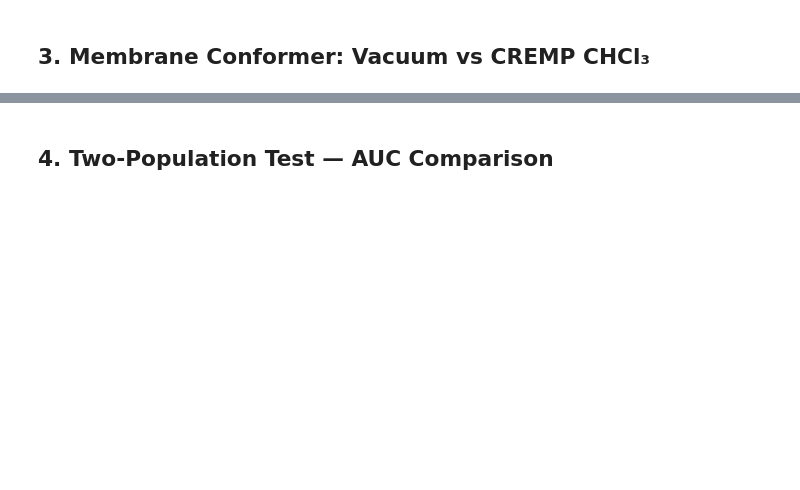
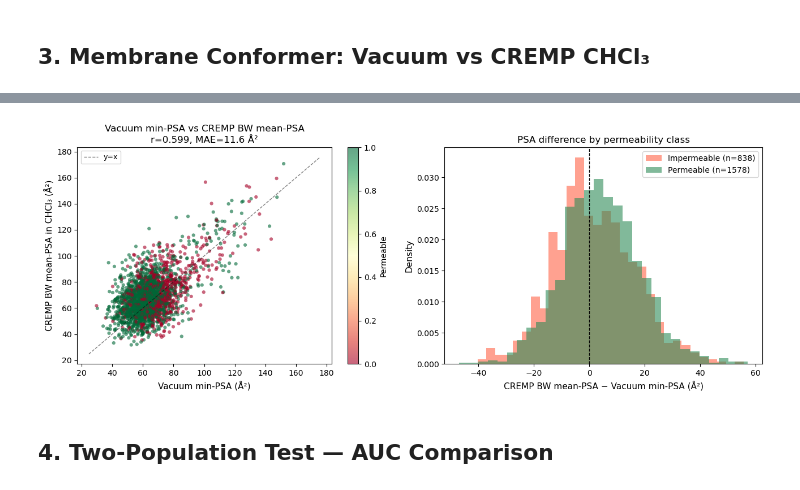
Before and after one commit to JorgeCarmona323/Chameleon_Predictor_local_workhorse, a Jupyter notebook: notebooks/cremp_benchmark.ipynb, the cells around one changed output, grey strips where cells are left out. Saved outputs shown, nothing was run; the diff lists cells and outputs as text; code cells hidden in the pictures; blank space fills up the shorter version.

```diff
--- a/notebooks/cremp_benchmark.ipynb
+++ b/notebooks/cremp_benchmark.ipynb
@@ -92,21 +217,21 @@ print(f'Vacuum ΔPSA: {merged["delta_psa3d"].min():.1f} – {merged["delta_psa3d
 # %% [markdown]
 ## 3. Membrane Conformer: Vacuum vs CREMP CHCl₃
 # %%
-sub = merged[['mem_psa3d_vac', 'mem_psa3d_cremp', 'permeable']].dropna()
-r, p = stats.pearsonr(sub['mem_psa3d_vac'], sub['mem_psa3d_cremp'])
-diff = sub['mem_psa3d_cremp'] - sub['mem_psa3d_vac']
+sub = merged[['mem_psa3d_vac', 'bw_psa3d', 'permeable']].dropna()
+r, _ = stats.pearsonr(sub['mem_psa3d_vac'], sub['bw_psa3d'])
+diff = sub['bw_psa3d'] - sub['mem_psa3d_vac']
 mae  = np.abs(diff).mean()
 frac_cremp_lower = (diff < 0).mean()
 
-print(f'Pearson r (vacuum vs CREMP mem-PSA): {r:.3f}  (p={p:.2e})')
-print(f'MAE:                                  {mae:.1f} Å²')
-print(f'CREMP finds lower mem-PSA:            {frac_cremp_lower*100:.1f}% of cases')
-print(f'Mean diff (CREMP − vacuum):           {diff.mean():.1f} ± {diff.std():.1f} Å²')
+print(f'Pearson r (vacuum min-PSA vs CREMP BW mean-PSA): {r:.3f}')
+print(f'MAE:                                              {mae:.1f} Å²')
+print(f'CREMP BW mean lower than vacuum min:              {frac_cremp_lower*100:.1f}% of cases')
+print(f'Mean diff (CREMP BW − vacuum min):                {diff.mean():.1f} ± {diff.std():.1f} Å²')
 print()
 print('Interpretation:')
 if diff.mean() < -5:
-    print('  CREMP finds systematically more collapsed conformers — vacuum over-estimates mem-PSA.')
-elif diff.mean() < -2:
-    print('  Modest offset — vacuum is a reasonable but imperfect proxy for collapsed conformer.')
+    print('  CREMP ensemble average is lower than vacuum min — vacuum over-collapses.')
+elif diff.mean() > 5:
+    print('  CREMP BW mean is higher than vacuum min — vacuum finds more extreme collapsed conformers.')
 else:
-    print('  Vacuum and CREMP mem-PSA largely agree for this compound class.')
+    print('  CREMP BW mean and vacuum min-PSA largely agree.')
@@ -113,32 +246,34 @@ else:
 # %%
 fig, axes = plt.subplots(1, 2, figsize=(13, 5))
 
 ax = axes[0]
-sc = ax.scatter(sub['mem_psa3d_vac'], sub['mem_psa3d_cremp'],
+sc = ax.scatter(sub['mem_psa3d_vac'], sub['bw_psa3d'],
                 c=sub['permeable'], cmap='RdYlGn', alpha=0.6, s=20, linewidths=0)
-lo = min(sub['mem_psa3d_vac'].min(), sub['mem_psa3d_cremp'].min()) - 5
-hi = max(sub['mem_psa3d_vac'].max(), sub['mem_psa3d_cremp'].max()) + 5
+lo = min(sub['mem_psa3d_vac'].min(), sub['bw_psa3d'].min()) - 5
+hi = max(sub['mem_psa3d_vac'].max(), sub['bw_psa3d'].max()) + 5
 ax.plot([lo, hi], [lo, hi], 'k--', lw=1, alpha=0.5, label='y=x')
-ax.set_xlabel('Vacuum mem-PSA (Å²)', fontsize=11)
-ax.set_ylabel('CREMP CHCl₃ mem-PSA (Å²)', fontsize=11)
-ax.set_title(f'Membrane Conformer PSA\nr={r:.3f}, MAE={mae:.1f} Å²', fontsize=12)
+ax.set_xlabel('Vacuum min-PSA (Å²)', fontsize=11)
+ax.set_ylabel('CREMP BW mean-PSA in CHCl₃ (Å²)', fontsize=11)
+ax.set_title(f'Vacuum min-PSA vs CREMP BW mean-PSA\nr={r:.3f}, MAE={mae:.1f} Å²', fontsize=12)
 plt.colorbar(sc, ax=ax, label='Permeable')
 ax.legend(fontsize=9)
 
 ax = axes[1]
 perm_diff   = diff[sub['permeable'] == 1]
 imperm_diff = diff[sub['permeable'] == 0]
 ax.hist(imperm_diff, bins=30, alpha=0.6, color='tomato',   label=f'Impermeable (n={len(imperm_diff)})', density=True)
 ax.hist(perm_diff,   bins=30, alpha=0.6, color='seagreen', label=f'Permeable (n={len(perm_diff)})',     density=True)
 ax.axvline(0, color='k', lw=1, ls='--')
-ax.set_xlabel('CREMP mem-PSA − Vacuum mem-PSA (Å²)', fontsize=11)
+ax.set_xlabel('CREMP BW mean-PSA − Vacuum min-PSA (Å²)', fontsize=11)
 ax.set_ylabel('Density', fontsize=11)
-ax.set_title('Δ(mem-PSA) by permeability class', fontsize=12)
+ax.set_title('PSA difference by permeability class', fontsize=12)
 ax.legend(fontsize=10)
 
 plt.tight_layout()
 plt.savefig(RESULTS_DIR / 'figures' / 'cremp_membrane_conformer_comparison.png', dpi=150, bbox_inches='tight')
 plt.show()
+# %% [output]
+[figure, added]
 # %% [markdown]
 ## 4. Two-Population Test — AUC Comparison
 # %%
```
Also changed, not shown: parts of 12 cells of this notebook, 17 other files.
